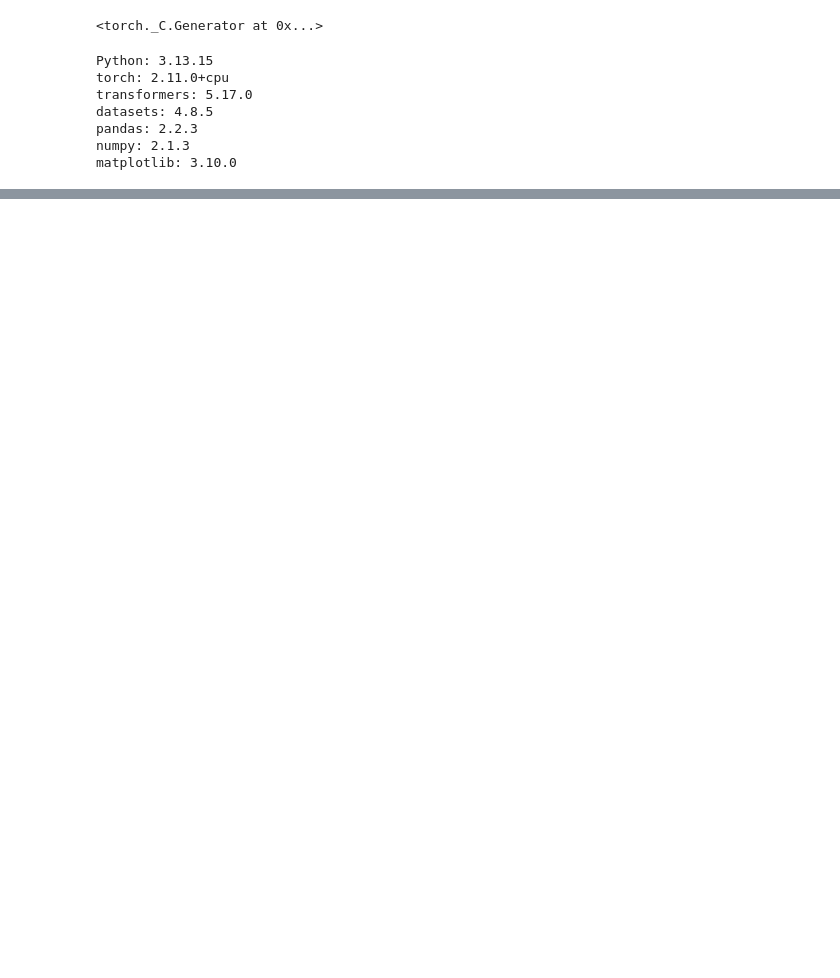
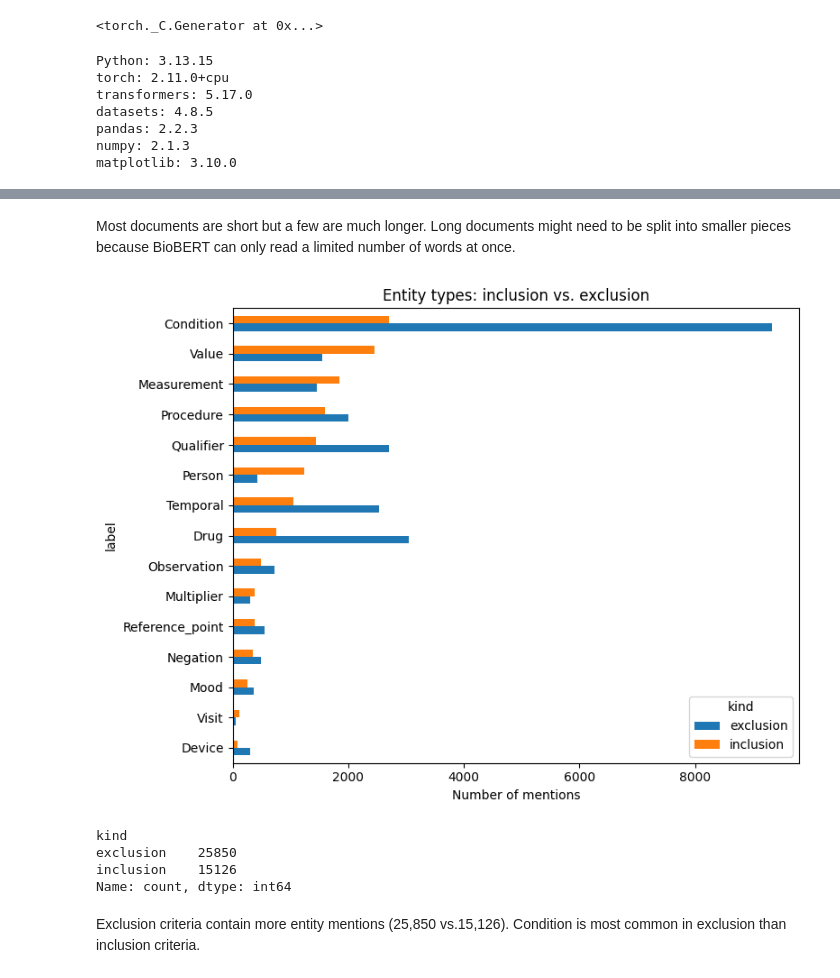
Before and after one commit to Jowwaannn/clinical-trial-ner, a Jupyter notebook: notebooks/01_eda_preprocessing.ipynb, the cells around one changed output, grey strips where cells are left out. Drawn from its saved outputs; the diff is of its cells as text; code cells hidden in the pictures; blank space fills up the shorter version.

```diff
--- a/notebooks/01_eda_preprocessing.ipynb
+++ b/notebooks/01_eda_preprocessing.ipynb
@@ -62,0 +454,17 @@ matplotlib: 3.10.0
+# %% [markdown]
+Most documents are short but a few are much longer. Long documents might need to be split into smaller pieces because BioBERT can only read a limited number of words at once.
+# %%
+# Inclusion vs. Exclusion
+
+pd.crosstab(ents_real.label, ents_real.kind).sort_values("inclusion").plot(
+    kind="barh", figsize=(8, 6), title="Entity types: inclusion vs. exclusion")
+plt.xlabel("Number of mentions"); plt.tight_layout(); plt.show()
+print(ents_real.kind.value_counts())
+# %% [output]
+[figure, added]
+kind
+exclusion    25850
+inclusion    15126
+Name: count, dtype: int64
+# %% [markdown]
+Exclusion criteria contain more entity mentions (25,850 vs.15,126). Condition is most common in exclusion than inclusion criteria.
```
Also changed, not shown: parts of 33 cells of this notebook.
